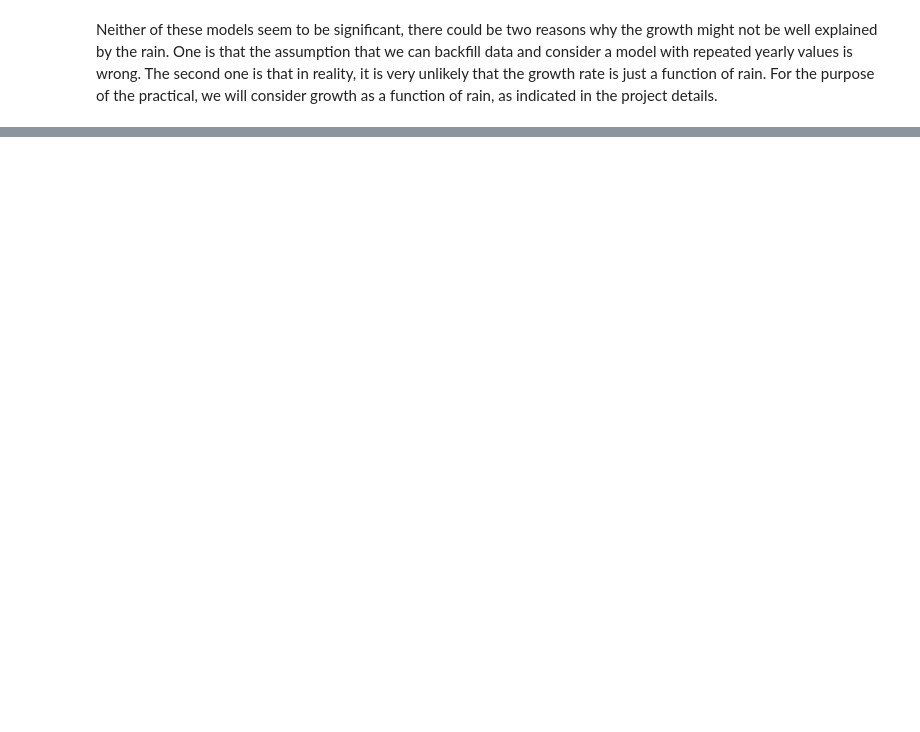
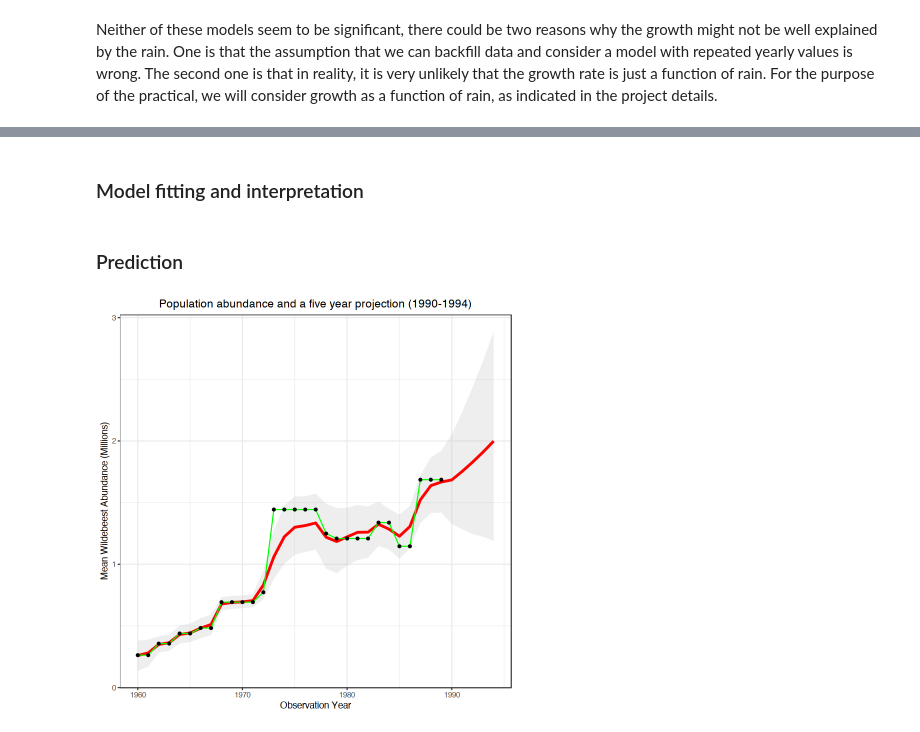
Before and after one commit to erikseulean/wildlife, a Jupyter notebook: Assignment2.ipynb, the cells around one changed output, grey strips where cells are left out. Drawn from its saved outputs; the diff is of its cells as text; code cells hidden in the pictures; blank space fills up the shorter version.

Commit message:
Update projection in the notebook
Signed-off-by: Erik-Cristian Seulean <erikseulean@gmail.com>

```diff
--- a/Assignment2.ipynb
+++ b/Assignment2.ipynb
@@ -57,5 +36,6 @@ Warning message:
 # %%
 # Backfill missing data
+non_na_indices = which(!is.na(wildebeest$Nhat))
 wildebeest <- na.locf(wildebeest, fromLast=T)
 # %% [markdown]
 Before we apply the modelling in the BUGS language, we will validate below if the exponential model is suitable to model the growth rate as a function of rain. This comes with a caveat because we have missing data that was backfilled previously. Regardless of this, we will still run an analysis to check the dependence between rain and growth rate.
@@ -293,0 +118,2 @@ DIC is an estimate of expected predictive error (lower is better).
+# %% [markdown]
+### Model fitting and interpretation
@@ -293,0 +216,25 @@ DIC is an estimate of expected predictive error (lower is better).
+# %% [markdown]
+### Prediction
+# %%
+#Putting outputs into a data frame
+projection_plot_df <- data.frame(
+    Year = c(wildebeest$year,1990:1994),
+    Mean = out$mean$N,
+    Lower = out$q2.5$N,
+    Upper = out$q97.5$N,
+    Obs = c(wildebeest$Nhat,rep(NA,projection))
+)
+
+ggplot(data = projection_plot_df) +
+  geom_ribbon(aes(x=Year, y=Mean, ymin=Lower, ymax=Upper),
+              fill="grey", alpha = 0.25) +
+  geom_line(aes(x=Year, y=Mean), size=1.2, color="red") +
+  geom_line(aes(x=Year, y=Obs), color = "green") +
+  geom_point(aes(x=Year, y=Obs), size=1.2) +
+  theme_bw()+
+  labs(title = 'Population abundance and a five year projection (1990-1994)',
+       y = 'Mean Wildebeest Abundance (Millions)',
+       x = 'Observation Year')+
+  theme(plot.title = element_text(hjust = 0.5))
+# %% [output]
+[figure, added]
```
Also changed, not shown: parts of 29 cells of this notebook, 16 other files.
